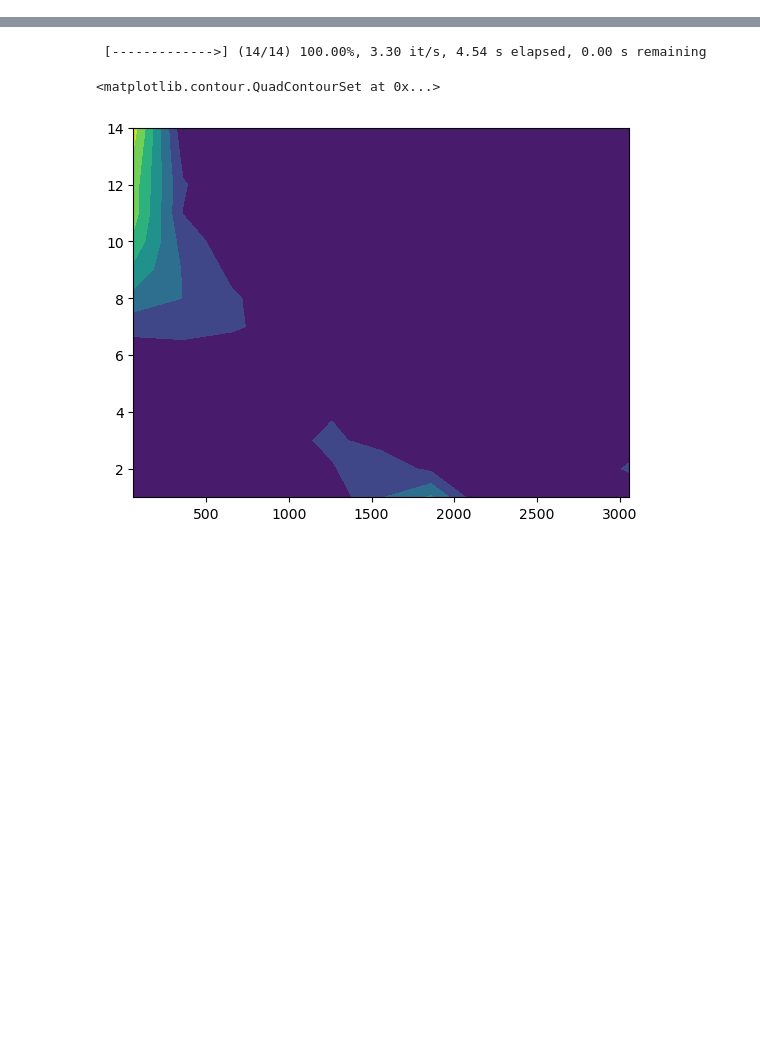
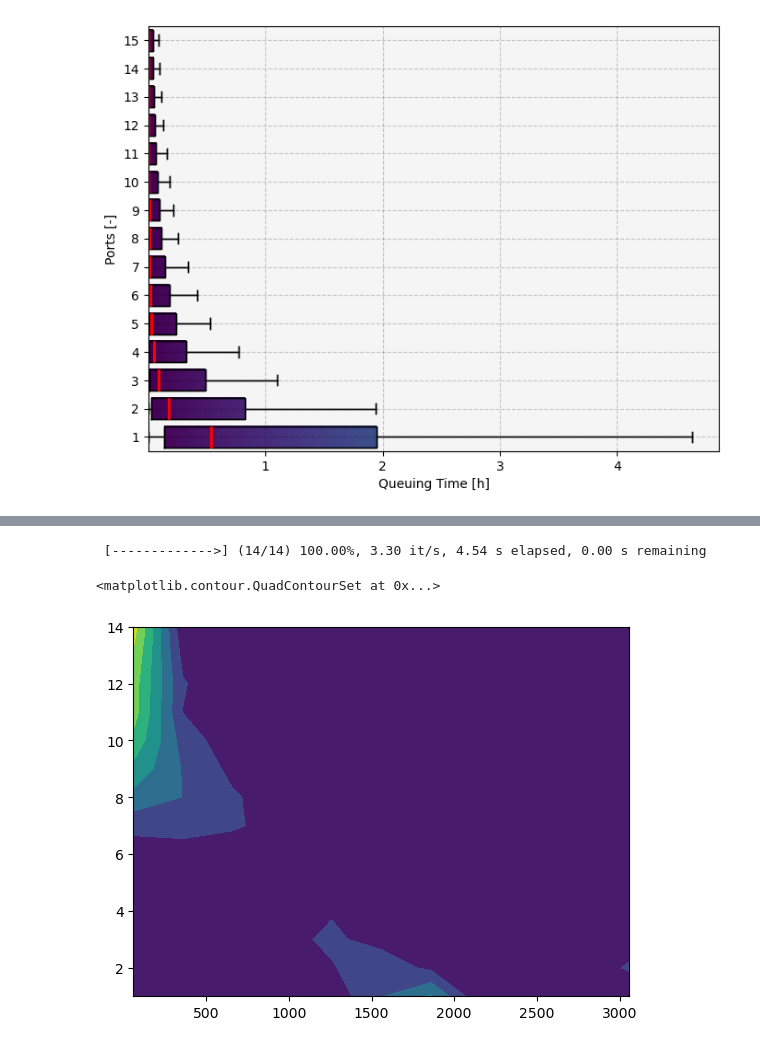
Before and after one commit to airabino/supply_sensitive_router, a Jupyter notebook: Simulated_Queuing.ipynb, the cells around one changed output, grey strips where cells are left out. Cells and saved outputs as stored; diff of their text form; code cells hidden in the pictures; blank space fills up the shorter version.

```diff
--- a/Simulated_Queuing.ipynb
+++ b/Simulated_Queuing.ipynb
@@ -19,0 +99,5 @@ from src.reload import deep_reload
+# %%
+x = np.linspace(.01, .99, 100)
+energy = np.clip(norm(45, 15).ppf(x), 0, 90)
+duration = energy / 80
+frequency = 1 / duration
@@ -19,0 +166,55 @@ from src.reload import deep_reload
+# %%
+deep_reload(src)
+
+fig, ax = plt.subplots(1, 1, figsize = (8, 6))
+
+kw = {
+    'vert': False,
+    'showfliers': False,
+    'widths': .75,
+    'medianprops': {
+        'lw': 2,
+        'color': 'r'
+    },
+}
+
+boxplots = ax.boxplot(waiting_time_data.T  / 3600, **kw)
+
+for box in boxplots['boxes']:
+
+    x, y = box.get_xydata().T
+
+    gradient = np.atleast_2d(np.linspace(min(x), max(x), 1000))
+
+    ax.imshow(
+            gradient,
+            # cmap = cmap,
+            extent=[min(x), max(x), min(y) , max(y)],
+            aspect="auto",
+            # zorder = 3,
+            vmin = 0,
+            vmax = 8,
+        )
+
+boxplots = ax.boxplot(waiting_time_data.T  / 3600, **kw)
+
+kw = {
+    'yticks': servicers,
+    'xlabel': 'Queuing Time [h]',
+    'ylabel': 'Ports [-]',
+    'facecolor': 'whitesmoke',
+}
+
+_ = ax.set(**kw)
+
+kw = {
+    'ls': 'dashed',
+    'color': 'k',
+    'alpha': .2,
+}
+
+_ = ax.grid(**kw)
+
+# _ = ax.legend()
+# %% [output]
+[figure, added]
```
Also changed, not shown: parts of 15 cells of this notebook, 6 other files.
